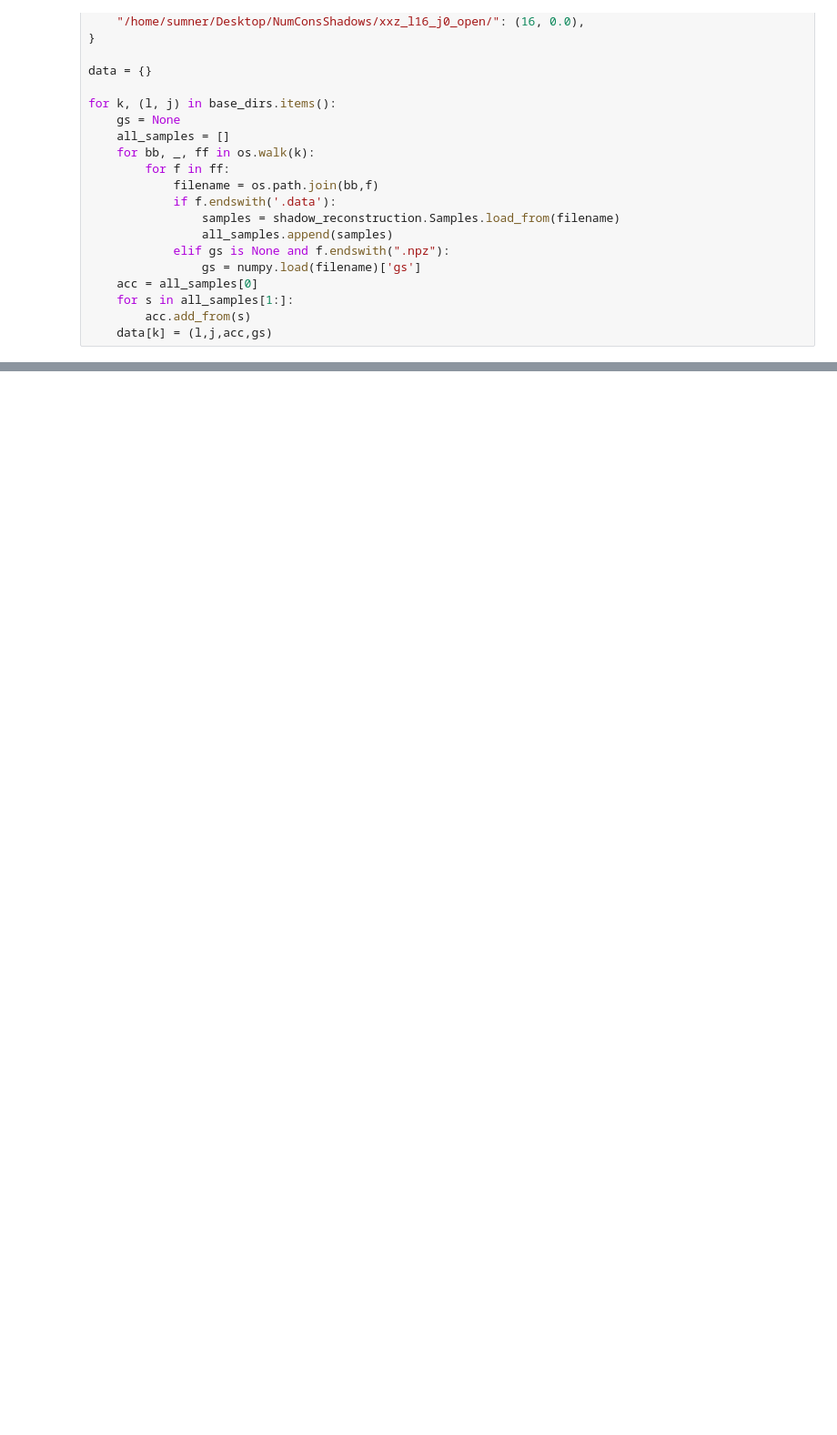
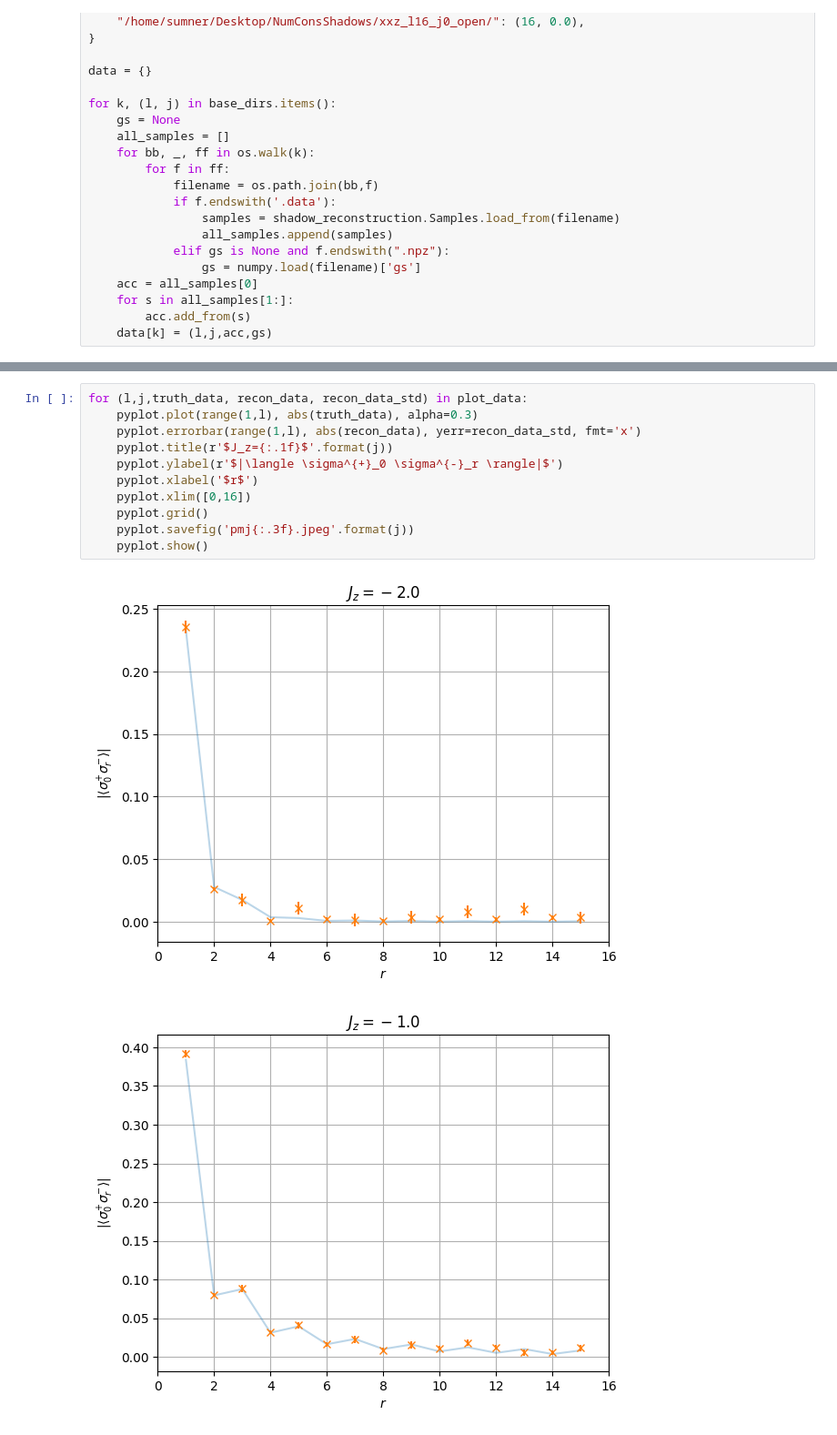
Before and after one commit to Renmusxd/NumberShadow, a Jupyter notebook: jupyter/AnalyzeData.ipynb, the cells around one changed output, grey strips where cells are left out. Shown at 91% size. Cells and saved outputs as stored; diff of their text form; blank space fills up the shorter version.

Commit message:
Add plotting data

```diff
--- a/jupyter/AnalyzeData.ipynb
+++ b/jupyter/AnalyzeData.ipynb
@@ -103,0 +101,14 @@ for (l,j,truth_data, recon_data, recon_data_std) in plot_data:
+# %%
+for (l,j,truth_data, recon_data, recon_data_std) in plot_data:
+    pyplot.plot(range(1,l), abs(truth_data), alpha=0.3)
+    pyplot.errorbar(range(1,l), abs(recon_data), yerr=recon_data_std, fmt='x')
+    pyplot.title(r'$J_z={:.1f}$'.format(j))
+    pyplot.ylabel(r'$|\langle \sigma^{+}_0 \sigma^{-}_r \rangle|$')
+    pyplot.xlabel('$r$')
+    pyplot.xlim([0,16])
+    pyplot.grid()
+    pyplot.savefig('pmj{:.3f}.jpeg'.format(j))
+    pyplot.show()
+# %% [output]
+[figure, added]
+[figure, added]
```
Also changed, not shown: parts of 10 cells of this notebook, 2 other files.
